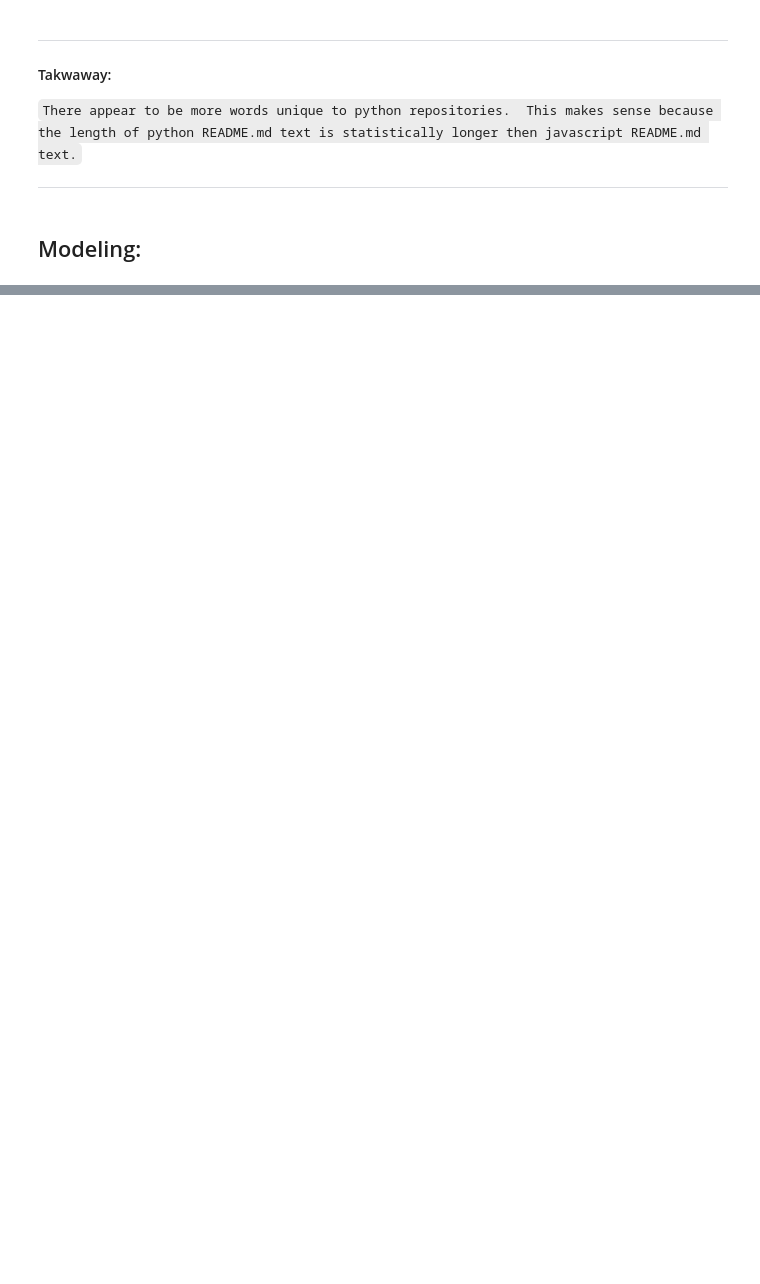
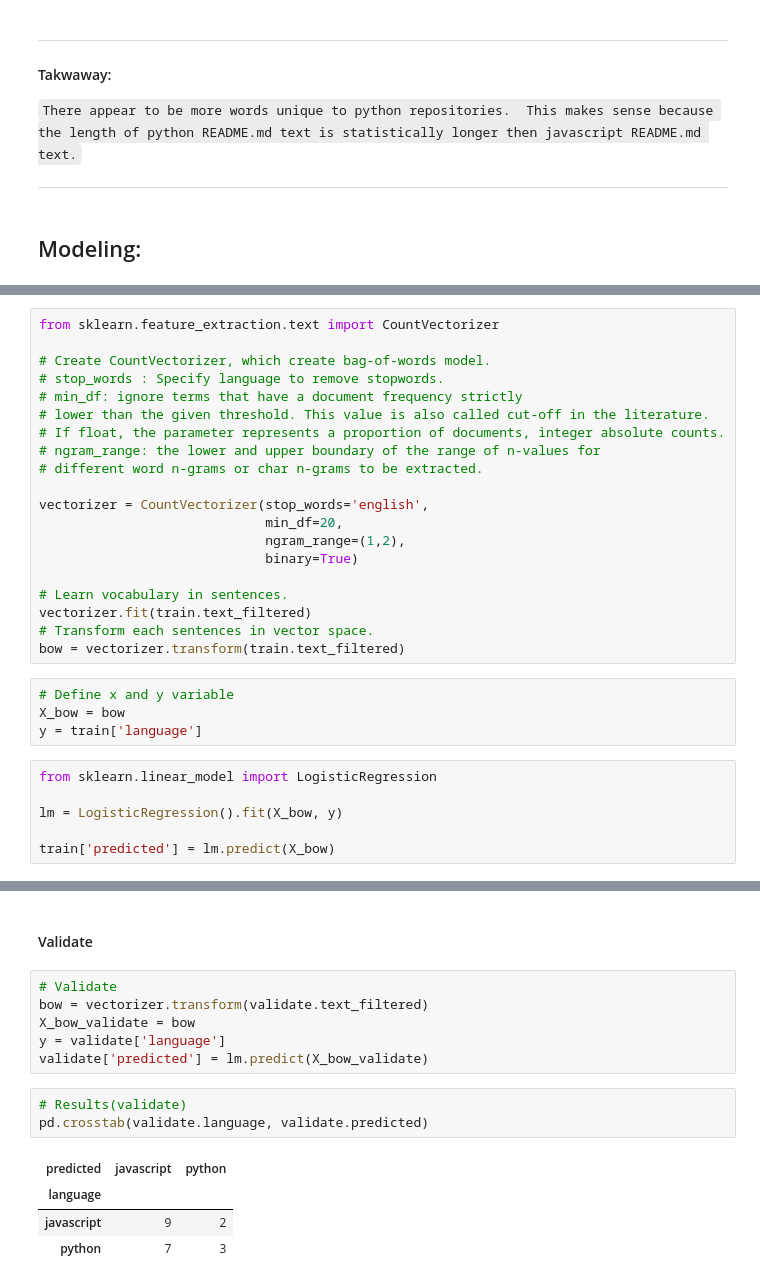
Before and after one commit to AC-Readme/nlp_project, a Jupyter notebook: corey_scratch.ipynb, the cells around one changed output, grey strips where cells are left out. Drawn from its saved outputs; the diff is of its cells as text; blank space fills up the shorter version.

```diff
--- a/corey_scratch.ipynb
+++ b/corey_scratch.ipynb
@@ -536,0 +575,30 @@ unique_jwords
+# %%
+from sklearn.feature_extraction.text import CountVectorizer
+
+# Create CountVectorizer, which create bag-of-words model.
+# stop_words : Specify language to remove stopwords.
+# min_df: ignore terms that have a document frequency strictly
+# lower than the given threshold. This value is also called cut-off in the literature.
+# If float, the parameter represents a proportion of documents, integer absolute counts.
+# ngram_range: the lower and upper boundary of the range of n-values for
+# different word n-grams or char n-grams to be extracted.
+
+vectorizer = CountVectorizer(stop_words='english',
+                             min_df=20,
+                             ngram_range=(1,2),
+                             binary=True)
+
+# Learn vocabulary in sentences.
+vectorizer.fit(train.text_filtered)
+# Transform each sentences in vector space.
+bow = vectorizer.transform(train.text_filtered)
+# %%
+# Define x and y variable
+X_bow = bow
+y = train['language']
+# %%
+from sklearn.linear_model import LogisticRegression
+
+lm = LogisticRegression().fit(X_bow, y)
+
+train['predicted'] = lm.predict(X_bow)
@@ -536,0 +626,16 @@ unique_jwords
+# %% [markdown]
+#### Validate
+# %%
+# Validate
+bow = vectorizer.transform(validate.text_filtered)
+X_bow_validate = bow
+y = validate['language']
+validate['predicted'] = lm.predict(X_bow_validate)
+# %%
+# Results(validate)
+pd.crosstab(validate.language, validate.predicted)
+# %% [output]
+| predicted | javascript | python |
+| language |  |  |
+| javascript | 9 | 2 |
+| python | 7 | 3 |
```
Also changed, not shown: parts of 36 cells of this notebook.
